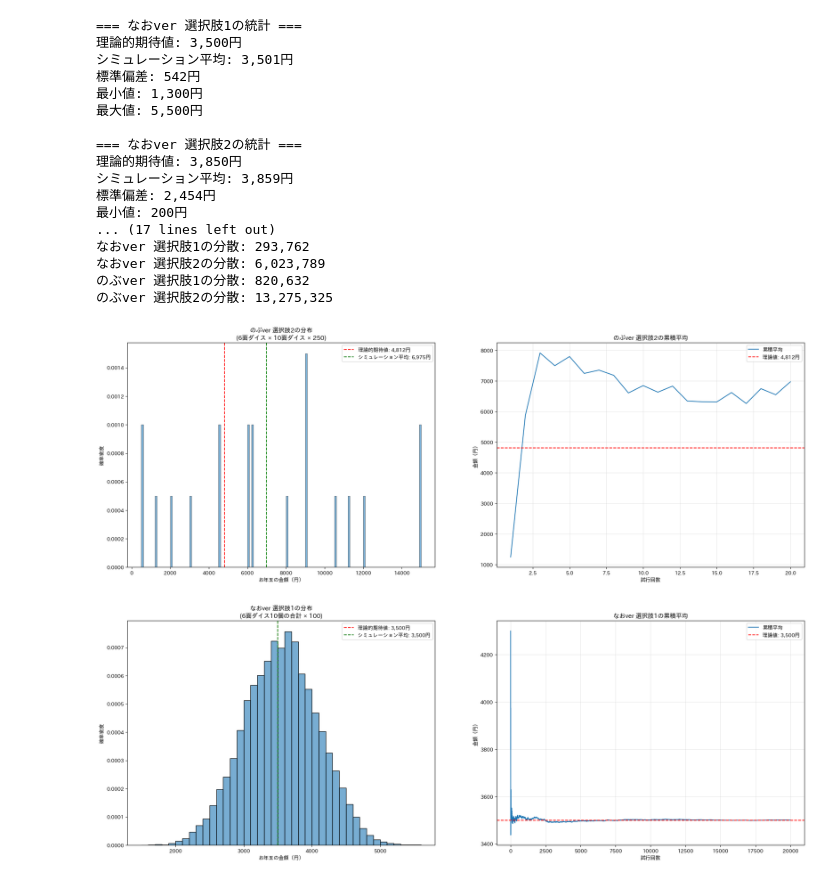
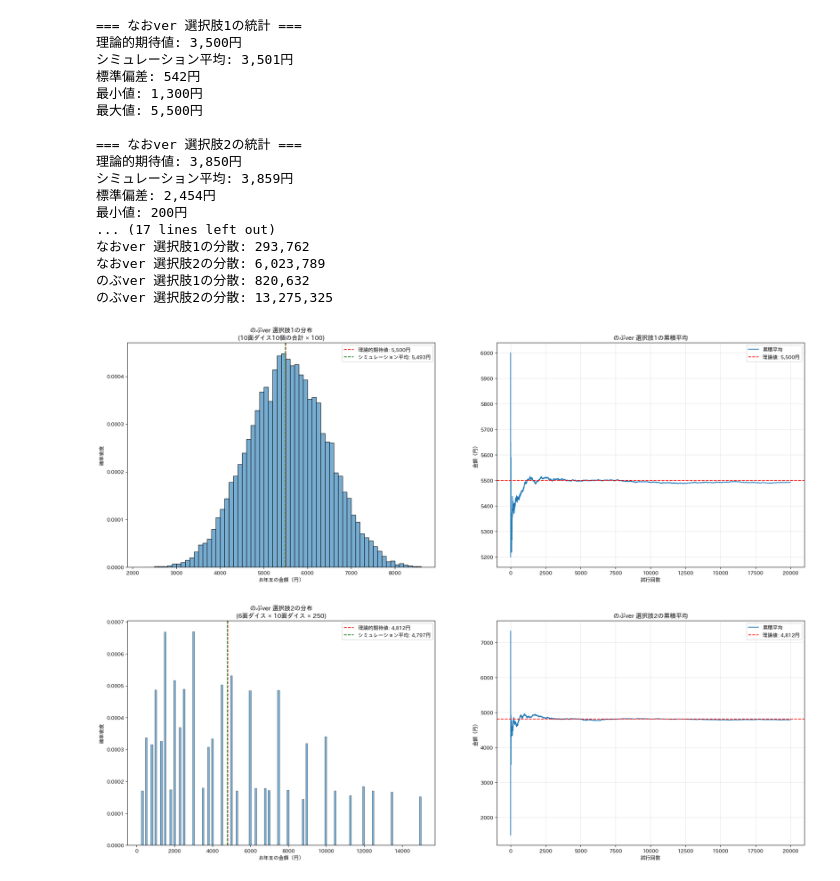
Before and after one commit to kigasudayooo/temporary_analysis, a Jupyter notebook: newyear/notebook/exp_otoshidama.ipynb, the cells around one changed output. Drawn from its saved outputs; the diff is of its cells as text; code cells hidden in the pictures.

```diff
--- a/newyear/notebook/exp_otoshidama.ipynb
+++ b/newyear/notebook/exp_otoshidama.ipynb
@@ -328,15 +328,13 @@ print(f"のぶver 選択肢2の分散: {var_nobu2:,.0f}")
 なおver 選択肢2の分散: 6,023,789
 のぶver 選択肢1の分散: 820,632
 のぶver 選択肢2の分散: 13,275,325
-# %%
-n_trials = 20
-
-plot_nobu2(n_trials)
-# %% [output]
-[figure, removed]
-# %%
-n_trials = 2000
-
-plot_nao1(n_trials)
-# %% [output]
-[figure, removed]
+# %%
+n_trials = 20000
+
+plot_nobu1(n_trials)
+plt.show()
+plot_nobu2(n_trials)
+plt.show()
+# %% [output]
+[figure, added]
+[figure, added]
```
Also changed, not shown: parts of 1 cell of this notebook.
